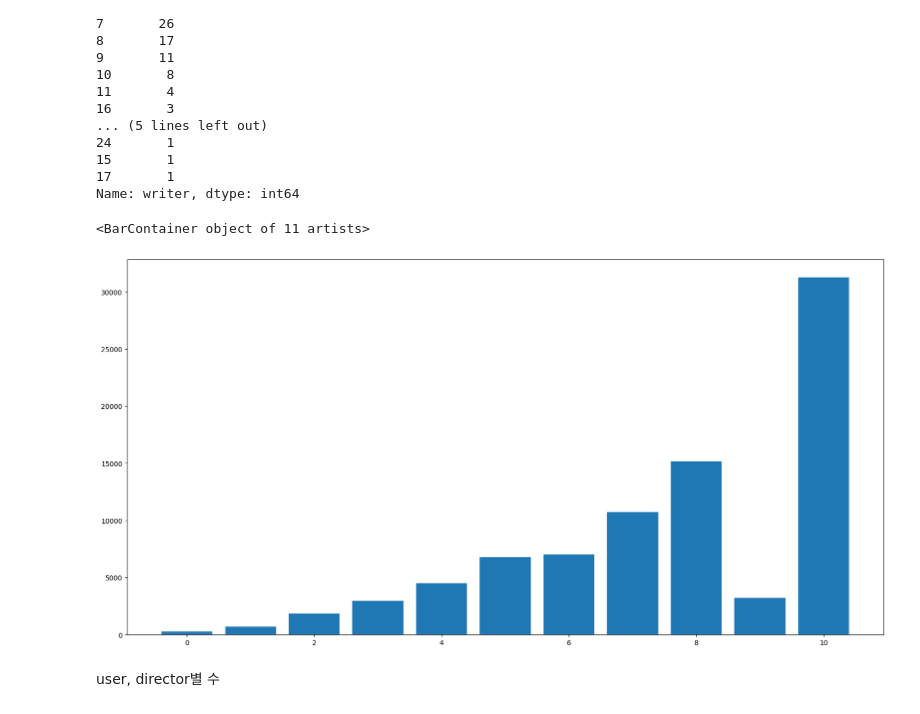
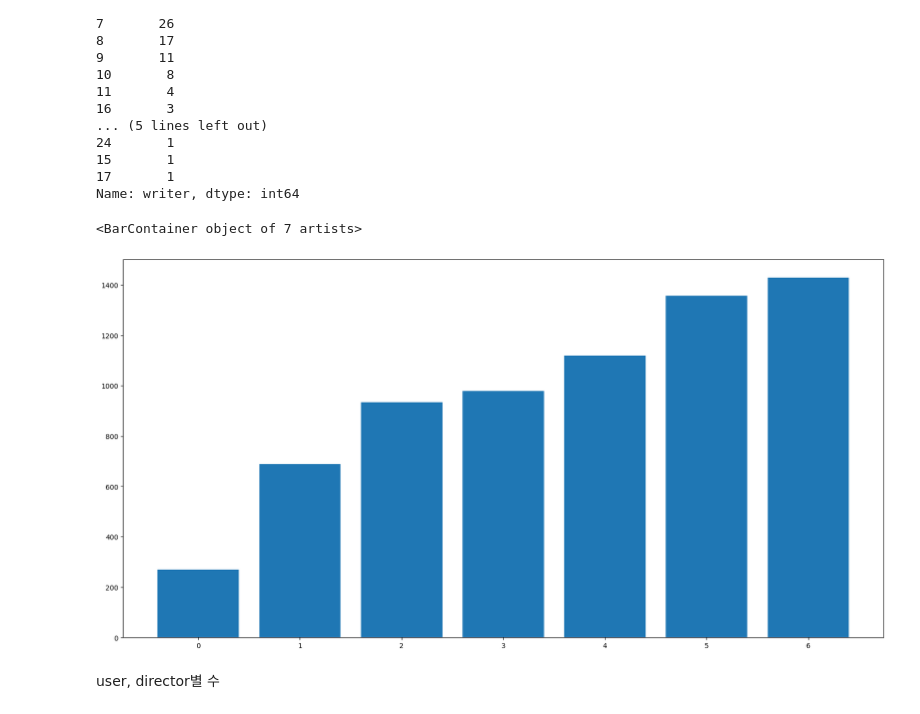
Before and after one commit to boostcampaitech4lv23recsys1/level2_movierecommendation_recsys-level2-recsys-05, a Jupyter notebook: eda/EDA_gt.ipynb, the cells around one changed output. Cells and saved outputs as stored; diff of their text form; code cells hidden in the pictures.

```diff
--- a/eda/EDA_gt.ipynb
+++ b/eda/EDA_gt.ipynb
@@ -226,0 +214,6 @@ Name: item, Length: 1340, dtype: int64
+# %%
+rating_direct = {}
+for d in directors.director.unique() :
+    tmp = directors[directors.director == d].item.unique()
+    rating_direct[d] = train[train.item.isin(tmp)].item.count()
+rating_direct
@@ -243,7 +254,7 @@ nm9054338     2
 Name: item, Length: 1340, dtype: int64
 # %%
 data = {}
-for i in rating_direct.index :
+for i in rating_direct.keys() :
     print(f"{i} : {rating_direct[i] / direct_count[i]}")
     data[i] = rating_direct[i] / direct_count[i]
 plt.figure(figsize=(20,8))
@@ -346,0 +334,6 @@ Name: item, dtype: int64
+# %%
+rating_genre = {}
+for g in genres.genre.unique() :
+    tmp = genres[genres.genre == g].item.unique()
+    rating_genre[g] = train[train.item.isin(tmp)].item.count()
+rating_genre
@@ -370,7 +382,7 @@ Drama          3490
 Name: item, dtype: int64
 # %%
 data = {}
-for i in rating_genre.index :
+for i in rating_genre.keys() :
     print(f"{i}  : {rating_genre[i] / genres_count[i]}")
     data[i] = rating_genre[i] / genres_count[i]
 plt.figure(figsize=(20,8))
@@ -764,14 +720,14 @@ count_movie
 Name: writer, dtype: int64
 # %%
 count = writers.groupby('item').writer.count()
-count_dict = {i:data[data.item.isin(count[count == i].index)].user.count() / count[count == i].count() for i in range(1, 10)}
-count_dict[10] = data[data.item.isin(count[count >= 10].index)].user.count() / count[count >= 10].count()
-count_dict[0] = data[data.writer.isna()].user.count() / data[data.writer.isna()].item.nunique()
+count_dict = {i:train[train.item.isin(count[count == i].index)].user.count() / count[count == i].count() for i in range(1, 6)}
+count_dict[6] = train[train.item.isin(count[count >= 6].index)].user.count() / count[count >= 6].count()
+count_dict[0] = train[train.item.isin(set(train.item.values) - set(count.index))].user.count() / train[train.item.isin(set(train.item.values) - set(count.index))].item.nunique()
 plt.figure(figsize=(20, 10))
 plt.bar(count_dict.keys(), count_dict.values())
 # %% [output]
-<BarContainer object of 11 artists>
+<BarContainer object of 7 artists>
-[figure, old version]
+[figure, new version]
 # %% [markdown]
 user, director별 수
 # %%
```
Also changed, not shown: parts of 24 cells of this notebook, 4 other files.
